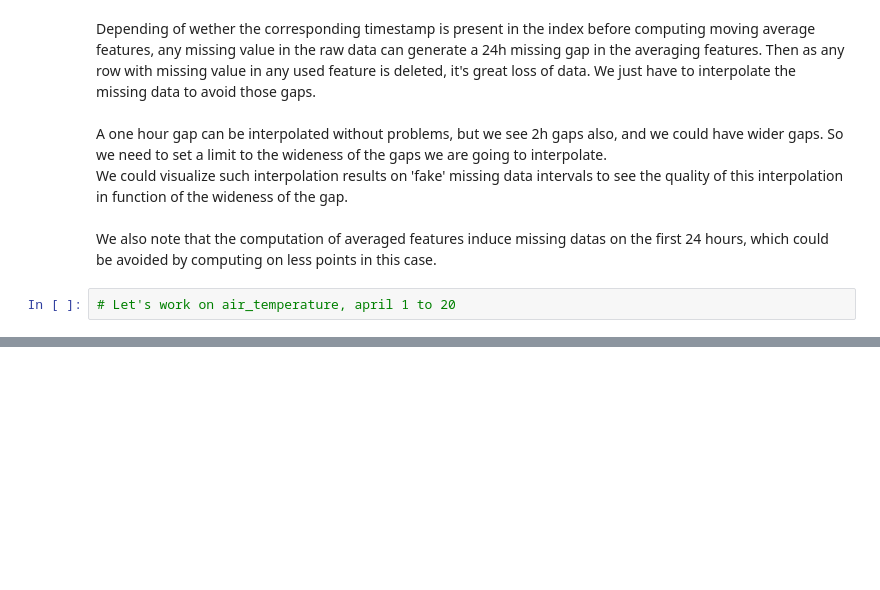
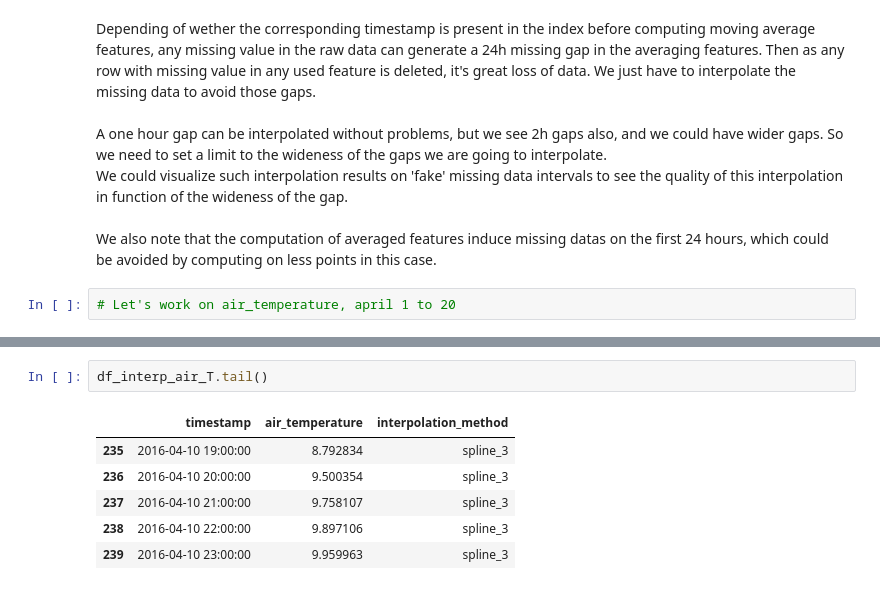
Before and after one commit to edouardArgenson/ASHRAE_great_energy_predictor, a Jupyter notebook: notebooks/building_493/meter_0/visualize_benchmark_missing_data.ipynb, the cells around one changed output, grey strips where cells are left out. Saved outputs shown, nothing was run; the diff lists cells and outputs as text; blank space fills up the shorter version.

```diff
--- a/notebooks/building_493/meter_0/visualize_benchmark_missing_data.ipynb
+++ b/notebooks/building_493/meter_0/visualize_benchmark_missing_data.ipynb
@@ -336,0 +304,9 @@ df_to_interpolate.loc['2016-03-31 22:00:00':'2016-04-01 06:00:00']
+# %%
+df_interp_air_T.tail()
+# %% [output]
+|  | timestamp | air_temperature | interpolation_method |
+| 235 | 2016-04-10 19:00:00 | 8.792834 | spline_3 |
+| 236 | 2016-04-10 20:00:00 | 9.500354 | spline_3 |
+| 237 | 2016-04-10 21:00:00 | 9.758107 | spline_3 |
+| 238 | 2016-04-10 22:00:00 | 9.897106 | spline_3 |
+| 239 | 2016-04-10 23:00:00 | 9.959963 | spline_3 |
```
Also changed, not shown: parts of 13 cells of this notebook.
